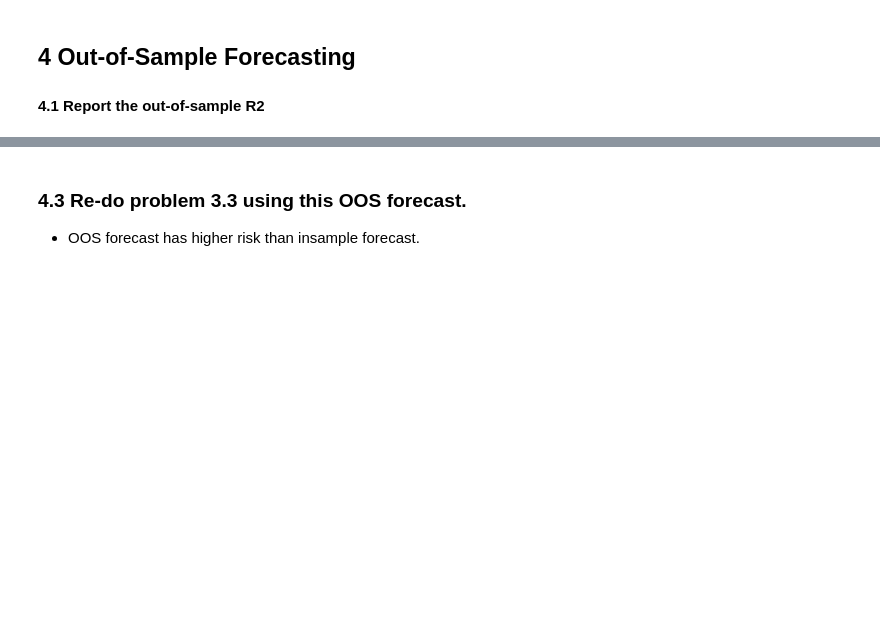
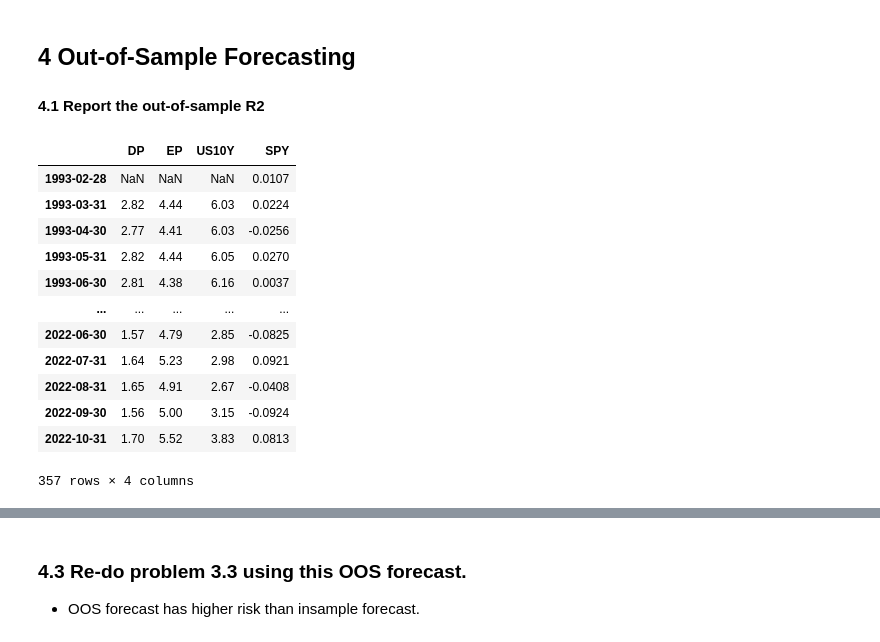
Before and after one commit to Zixin730/finm-portfolio-2022, a Jupyter notebook: homework/hw7.ipynb, the cells around one changed output, grey strips where cells are left out. Saved outputs shown, nothing was run; the diff lists cells and outputs as text; code cells hidden in the pictures; blank space fills up the shorter version.

```diff
--- a/homework/hw7.ipynb
+++ b/homework/hw7.ipynb
@@ -338,5 +338,21 @@ underperform_rate
 # %% [markdown]
 ## 4 Out-of-Sample Forecasting
 #### 4.1 Report the out-of-sample R2
+# %%
+factor
+# %% [output]
+|  | DP | EP | US10Y | SPY |
+| 1993-02-28 | NaN | NaN | NaN | 0.0107 |
+| 1993-03-31 | 2.82 | 4.44 | 6.03 | 0.0224 |
+| 1993-04-30 | 2.77 | 4.41 | 6.03 | -0.0256 |
+| 1993-05-31 | 2.82 | 4.44 | 6.05 | 0.0270 |
+| 1993-06-30 | 2.81 | 4.38 | 6.16 | 0.0037 |
+| ... | ... | ... | ... | ... |
+| 2022-06-30 | 1.57 | 4.79 | 2.85 | -0.0825 |
+| 2022-07-31 | 1.64 | 5.23 | 2.98 | 0.0921 |
+| 2022-08-31 | 1.65 | 4.91 | 2.67 | -0.0408 |
+| 2022-09-30 | 1.56 | 5.00 | 3.15 | -0.0924 |
+| 2022-10-31 | 1.70 | 5.52 | 3.83 | 0.0813 |
+357 rows × 4 columns
 # %%
 # model = RollingOLS.from_formula("SPY ~ DP + EP", data=factor, window=factor.shape[0], min_nobs=60, expanding=True).fit()
```
Also changed, not shown: parts of 9 cells of this notebook.
